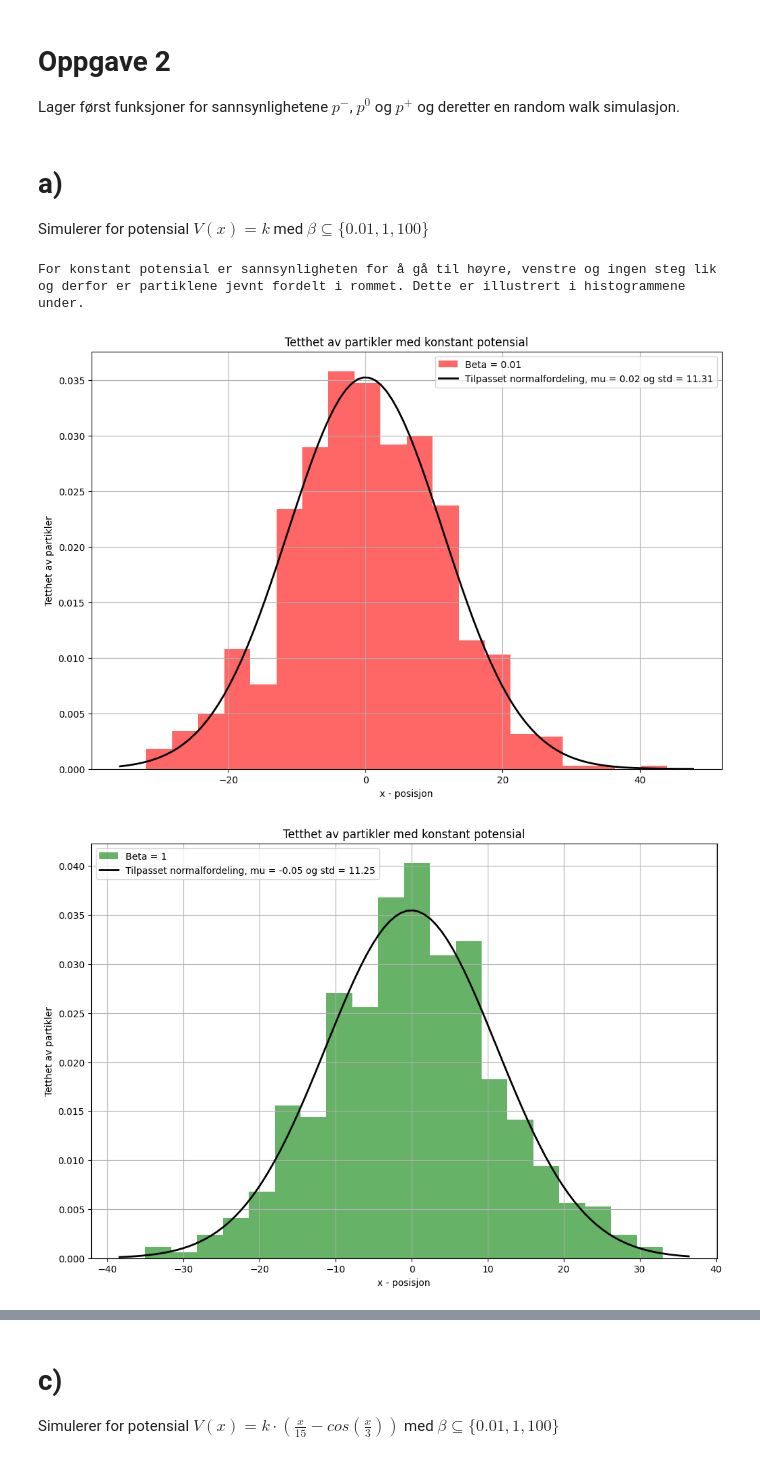
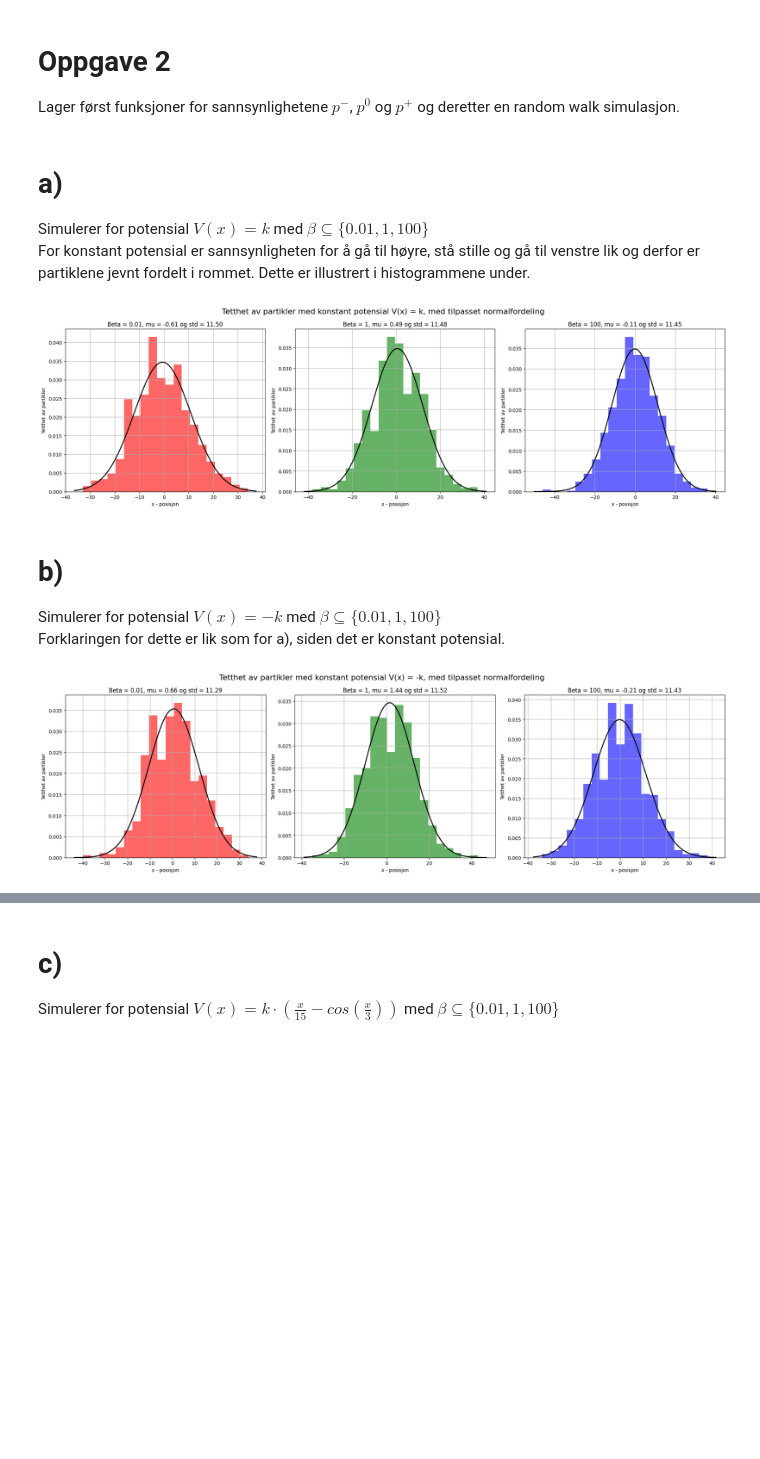
Before and after one commit to marieke-vaske/VitBer-BioFys, a Jupyter notebook: Prosjekt - main.ipynb, the cells around one changed output, grey strips where cells are left out. Saved outputs shown, nothing was run; the diff lists cells and outputs as text; code cells hidden in the pictures; blank space fills up the shorter version.

```diff
--- a/Prosjekt - main.ipynb
+++ b/Prosjekt - main.ipynb
@@ -68,10 +68,6 @@ import numpy as np
 import matplotlib.pyplot as plt
 import scipy
 import random
-
-#Setter opp plotteparametere
-plt.rcParams['figure.figsize'] = [12, 8]  # Width, Height in inches
-
 
 # Uniformt potensial
 k = 1
@@ -106,32 +102,64 @@ def sim():
             elif (1 - p_plus(arr[j])) < a:
                 arr[j] += h
     return arr
+# %% [markdown]
+# a)
+Simulerer for potensial $V(x) = k$ med $\beta \subseteq \{0.01, 1, 100\}$
+For konstant potensial er sannsynligheten for å gå til høyre, stå stille og gå til venstre lik og derfor er partiklene jevnt fordelt i rommet. Dette er illustrert i histogrammene under.
+# %%
+#Definerer konstant positivt potensial
+def V(x):
+    return k
+
+#itererer gjennom beta verdier og plotter histogram og tilpasset normalfordeling
+fig, axs = plt.subplots(1, 3, figsize=(20, 6))
+for i, beta, color in zip(range(3), [0.01, 1, 100], ['r', 'g', 'b']):
+    particles1 = sim()
+    mu, std = scipy.stats.norm.fit(particles1)
+    axs[i].hist(particles1, bins=bin_size, density=True, alpha=0.6, color=color)
+
+    xmin, xmax = axs[i].get_xlim()
+    x = np.linspace(xmin, xmax, 100)
+    p = scipy.stats.norm.pdf(x, mu, std)
+    axs[i].plot(x, p, 'k', linewidth=2)
+    axs[i].set_xlabel("x - posisjon")
+    axs[i].set_ylabel("Tetthet av partikler")
+    axs[i].set_title(f"Beta = {beta}, mu = {mu:.2f} og std = {std:.2f}")
+    axs[i].grid()
+
+
+plt.suptitle("Tetthet av partikler med konstant potensial V(x) = k, med tilpasset normalfordeling", fontsize=16)
+plt.tight_layout()
+plt.show()
+# %% [output]
+[figure, added]
 # %% [markdown]
-# a)
-Simulerer for potensial $V(x) = k$ med $\beta \subseteq \{0.01, 1, 100\}$
+# b)
+Simulerer for potensial $V(x) = -k$ med $\beta \subseteq \{0.01, 1, 100\}$
+Forklaringen for dette er lik som for a), siden det er konstant potensial.
 # %%
-#Definerer konstant positivt potensial
 def V(x):
-    return k
+    return -k
 
-print("For konstant potensial er sannsynligheten for å gå til høyre, venstre og ingen steg lik og derfor er partiklene jevnt fordelt i rommet. Dette er illustrert i histogrammene under.")
 #itererer gjennom beta verdier og plotter histogram og tilpasset normalfordeling
-for beta, color in zip([0.01, 1, 100], ['r', 'g', 'b']):
-    particles1 = sim()
-    mu, std = scipy.stats.norm.fit(particles1)
-    plt.hist(particles1, bins=bin_size, density=True, alpha=0.6, color=color, label=f"Beta = {(beta)}")
+fig, axs = plt.subplots(1, 3, figsize=(20, 6))
+for i, beta, color in zip(range(3), [0.01, 1, 100], ['r', 'g', 'b']):
+    particles2 = sim()
+    mu, std = scipy.stats.norm.fit(particles2)
+    axs[i].hist(particles2, bins=bin_size, density=True, alpha=0.6, color=color)
 
-    xmin, xmax = plt.xlim()
+    xmin, xmax = axs[i].get_xlim()
     x = np.linspace(xmin, xmax, 100)
     p = scipy.stats.norm.pdf(x, mu, std)
-    plt.plot(x, p, 'k', linewidth=2, label=f"Tilpasset normalfordeling, mu = {mu:.2f} og std = {std:.2f}")
-    plt.xlabel("x - posisjon")
-    plt.ylabel("Tetthet av partikler")
-    plt.title("Tetthet av partikler med konstant potensial")
-    plt.grid()
-    plt.legend()
-    plt.show()
+    axs[i].plot(x, p, 'k', linewidth=2)
+    axs[i].set_xlabel("x - posisjon")
+    axs[i].set_ylabel("Tetthet av partikler")
+    axs[i].set_title(f"Beta = {beta}, mu = {mu:.2f} og std = {std:.2f}")
+    axs[i].grid()
+
+
+fig.suptitle("Tetthet av partikler med konstant potensial V(x) = -k, med tilpasset normalfordeling ", fontsize=16)
+plt.tight_layout()
+plt.show()
 # %% [output]
-For konstant potensial er sannsynligheten for å gå til høyre, venstre og ingen steg lik og derfor er partiklene jevnt fordelt i rommet. Dette er illustrert i histogrammene under.
-[figure, old version]
+[figure, new version]
-[figure, removed]
```
Also changed, not shown: parts of 11 cells of this notebook, 1 other file.
